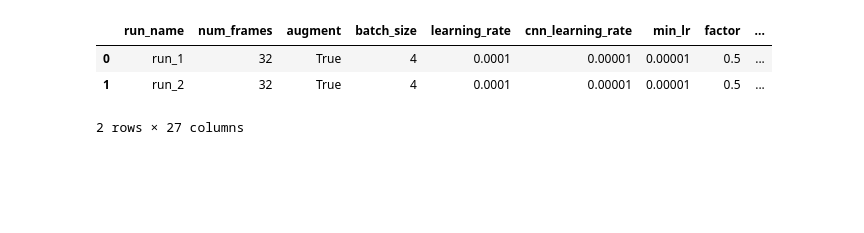
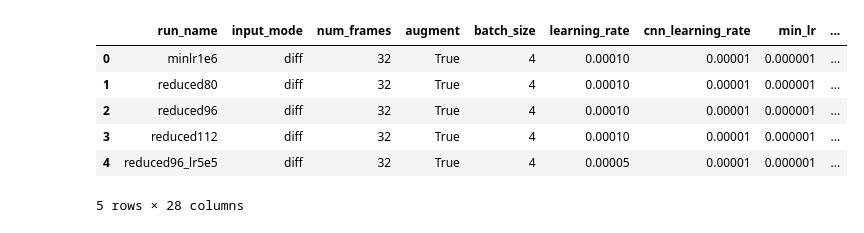
Before and after one commit to maxim-pre/violence-detection-dissertation, a Jupyter notebook: notebooks/06-gridsearch_results.ipynb, the cells around one changed output. Drawn from its saved outputs; the diff is of its cells as text; code cells hidden in the pictures; blank space fills up the shorter version.

```diff
--- a/notebooks/06-gridsearch_results.ipynb
+++ b/notebooks/06-gridsearch_results.ipynb
@@ -10,14 +10,17 @@ from src.config import CHECKPOINT_DIR
 from pathlib import Path
 import matplotlib.pyplot as plt
 # %%
-experiment_root = CHECKPOINT_DIR / "CNN_LSTM_V2" / "grid_search_4_amsgrad"
+experiment_root = CHECKPOINT_DIR / "CNN_LSTM_V3" / "grid_search_2"
 grid_search_results_path = experiment_root / "grid_search_results.csv"
 
 df = pd.read_csv(grid_search_results_path)
 df.head()
 # %% [output]
-|  | run_name | num_frames | augment | batch_size | learning_rate | cnn_learning_rate | min_lr | factor | ... |
-| 0 | run_1 | 32 | True | 4 | 0.0001 | 0.00001 | 0.00001 | 0.5 | ... |
-| 1 | run_2 | 32 | True | 4 | 0.0001 | 0.00001 | 0.00001 | 0.5 | ... |
+|  | run_name | input_mode | num_frames | augment | batch_size | learning_rate | cnn_learning_rate | min_lr | ... |
+| 0 | minlr1e6 | diff | 32 | True | 4 | 0.00010 | 0.00001 | 0.000001 | ... |
+| 1 | reduced80 | diff | 32 | True | 4 | 0.00010 | 0.00001 | 0.000001 | ... |
+| 2 | reduced96 | diff | 32 | True | 4 | 0.00010 | 0.00001 | 0.000001 | ... |
+| 3 | reduced112 | diff | 32 | True | 4 | 0.00010 | 0.00001 | 0.000001 | ... |
+| 4 | reduced96_lr5e5 | diff | 32 | True | 4 | 0.00005 | 0.00001 | 0.000001 | ... |
-2 rows × 27 columns
+5 rows × 28 columns
 # %%
```
Also changed, not shown: parts of 3 cells of this notebook, 7 other files.
